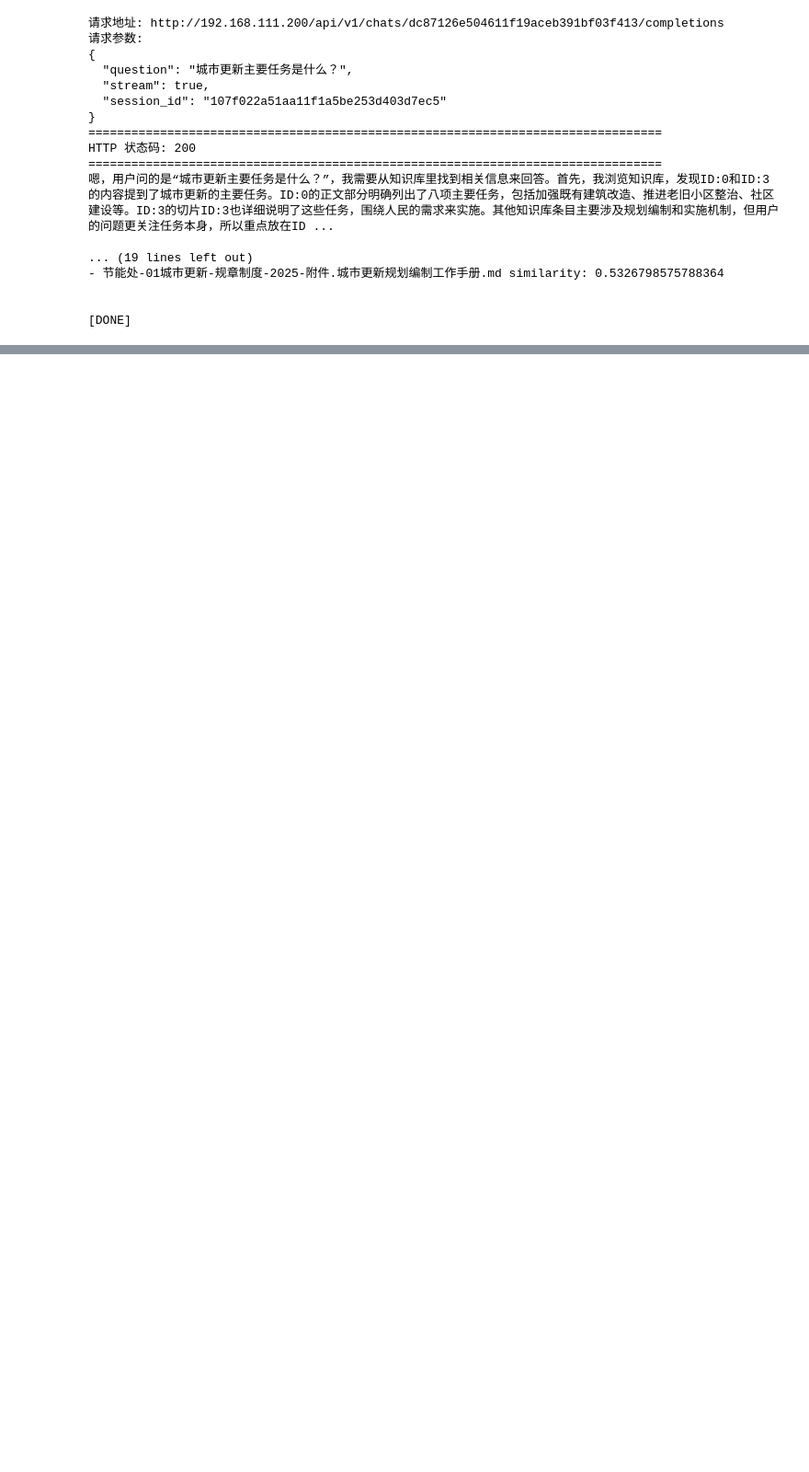
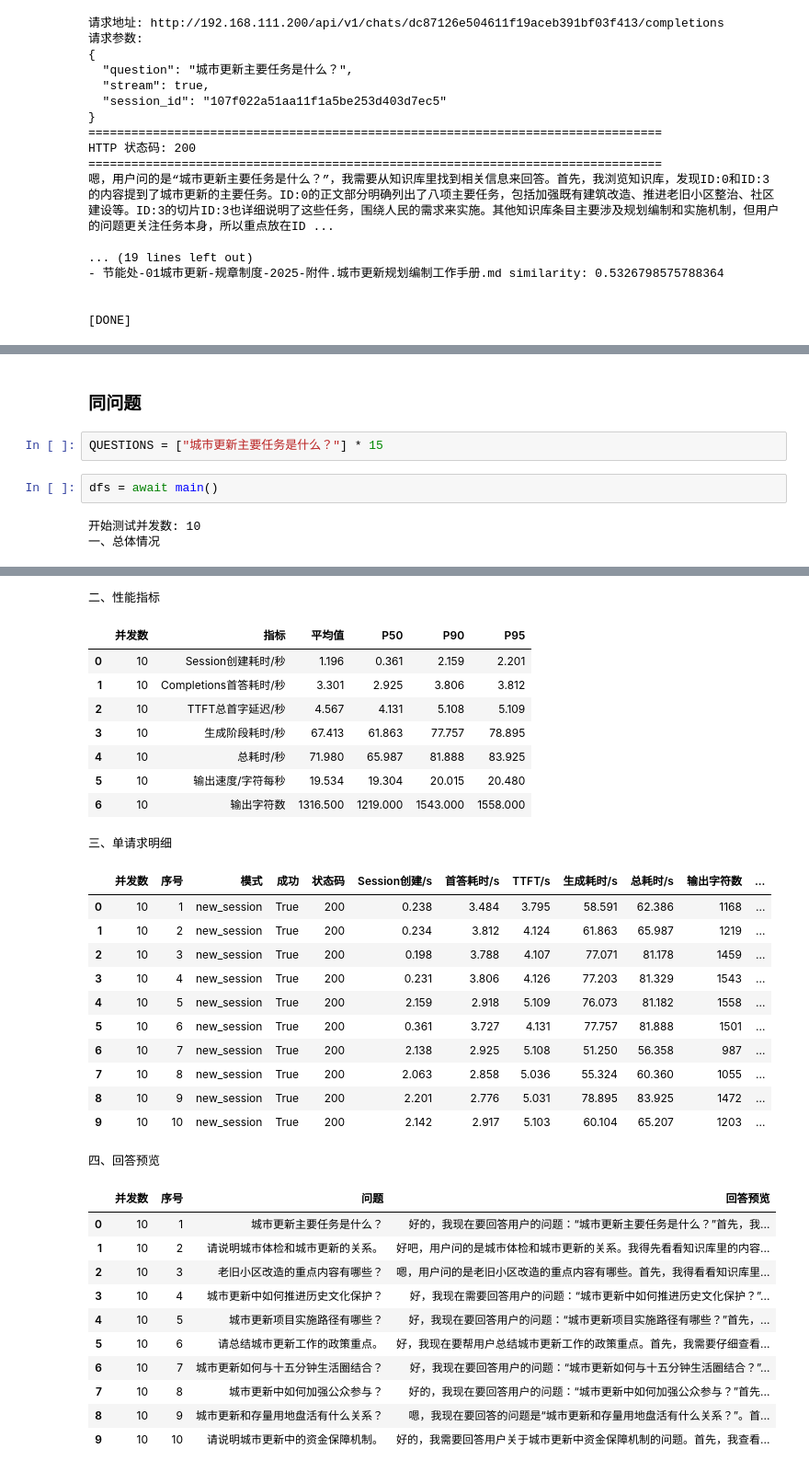
Before and after one commit to skun16/StreamGate, a Jupyter notebook: test.ipynb, the cells around one changed output, grey strips where cells are left out. Shown at 92% size. Saved outputs shown, nothing was run; the diff lists cells and outputs as text; blank space fills up the shorter version.

```diff
--- a/test.ipynb
+++ b/test.ipynb
@@ -205,0 +1287,9 @@ HTTP 状态码: 200
+# %% [markdown]
+### 同问题
+# %%
+QUESTIONS = ["城市更新主要任务是什么？"] * 15
+# %%
+dfs = await main()
+# %% [output]
+开始测试并发数: 10
+一、总体情况
@@ -205,0 +1305,33 @@ HTTP 状态码: 200
+二、性能指标
+|  | 并发数 | 指标 | 平均值 | P50 | P90 | P95 |
+| 0 | 10 | Session创建耗时/秒 | 1.196 | 0.361 | 2.159 | 2.201 |
+| 1 | 10 | Completions首答耗时/秒 | 3.301 | 2.925 | 3.806 | 3.812 |
+| 2 | 10 | TTFT总首字延迟/秒 | 4.567 | 4.131 | 5.108 | 5.109 |
+| 3 | 10 | 生成阶段耗时/秒 | 67.413 | 61.863 | 77.757 | 78.895 |
+| 4 | 10 | 总耗时/秒 | 71.980 | 65.987 | 81.888 | 83.925 |
+| 5 | 10 | 输出速度/字符每秒 | 19.534 | 19.304 | 20.015 | 20.480 |
+| 6 | 10 | 输出字符数 | 1316.500 | 1219.000 | 1543.000 | 1558.000 |
+三、单请求明细
+|  | 并发数 | 序号 | 模式 | 成功 | 状态码 | Session创建/s | 首答耗时/s | TTFT/s | 生成耗时/s | 总耗时/s | 输出字符数 | ... |
+| 0 | 10 | 1 | new_session | True | 200 | 0.238 | 3.484 | 3.795 | 58.591 | 62.386 | 1168 | ... |
+| 1 | 10 | 2 | new_session | True | 200 | 0.234 | 3.812 | 4.124 | 61.863 | 65.987 | 1219 | ... |
+| 2 | 10 | 3 | new_session | True | 200 | 0.198 | 3.788 | 4.107 | 77.071 | 81.178 | 1459 | ... |
+| 3 | 10 | 4 | new_session | True | 200 | 0.231 | 3.806 | 4.126 | 77.203 | 81.329 | 1543 | ... |
+| 4 | 10 | 5 | new_session | True | 200 | 2.159 | 2.918 | 5.109 | 76.073 | 81.182 | 1558 | ... |
+| 5 | 10 | 6 | new_session | True | 200 | 0.361 | 3.727 | 4.131 | 77.757 | 81.888 | 1501 | ... |
+| 6 | 10 | 7 | new_session | True | 200 | 2.138 | 2.925 | 5.108 | 51.250 | 56.358 | 987 | ... |
+| 7 | 10 | 8 | new_session | True | 200 | 2.063 | 2.858 | 5.036 | 55.324 | 60.360 | 1055 | ... |
+| 8 | 10 | 9 | new_session | True | 200 | 2.201 | 2.776 | 5.031 | 78.895 | 83.925 | 1472 | ... |
+| 9 | 10 | 10 | new_session | True | 200 | 2.142 | 2.917 | 5.103 | 60.104 | 65.207 | 1203 | ... |
+四、回答预览
+|  | 并发数 | 序号 | 问题 | 回答预览 |
+| 0 | 10 | 1 | 城市更新主要任务是什么？ | 好的，我现在要回答用户的问题：“城市更新主要任务是什么？”首先，我... |
+| 1 | 10 | 2 | 请说明城市体检和城市更新的关系。 | 好吧，用户问的是城市体检和城市更新的关系。我得先看看知识库里的内容... |
+| 2 | 10 | 3 | 老旧小区改造的重点内容有哪些？ | 嗯，用户问的是老旧小区改造的重点内容有哪些。首先，我得看看知识库里... |
+| 3 | 10 | 4 | 城市更新中如何推进历史文化保护？ | 好，我现在需要回答用户的问题：“城市更新中如何推进历史文化保护？”... |
+| 4 | 10 | 5 | 城市更新项目实施路径有哪些？ | 好，我现在要回答用户的问题：“城市更新项目实施路径有哪些？”首先，... |
+| 5 | 10 | 6 | 请总结城市更新工作的政策重点。 | 好，我现在要帮用户总结城市更新工作的政策重点。首先，我需要仔细查看... |
+| 6 | 10 | 7 | 城市更新如何与十五分钟生活圈结合？ | 好，我现在要回答用户的问题：“城市更新如何与十五分钟生活圈结合？”... |
+| 7 | 10 | 8 | 城市更新中如何加强公众参与？ | 好的，我现在要回答用户的问题：“城市更新中如何加强公众参与？”首先... |
+| 8 | 10 | 9 | 城市更新和存量用地盘活有什么关系？ | 嗯，我现在要回答的问题是“城市更新和存量用地盘活有什么关系？”。首... |
+| 9 | 10 | 10 | 请说明城市更新中的资金保障机制。 | 好的，我需要回答用户关于城市更新中资金保障机制的问题。首先，我查看... |
```
Also changed, not shown: parts of 31 cells of this notebook, 7 other files.
